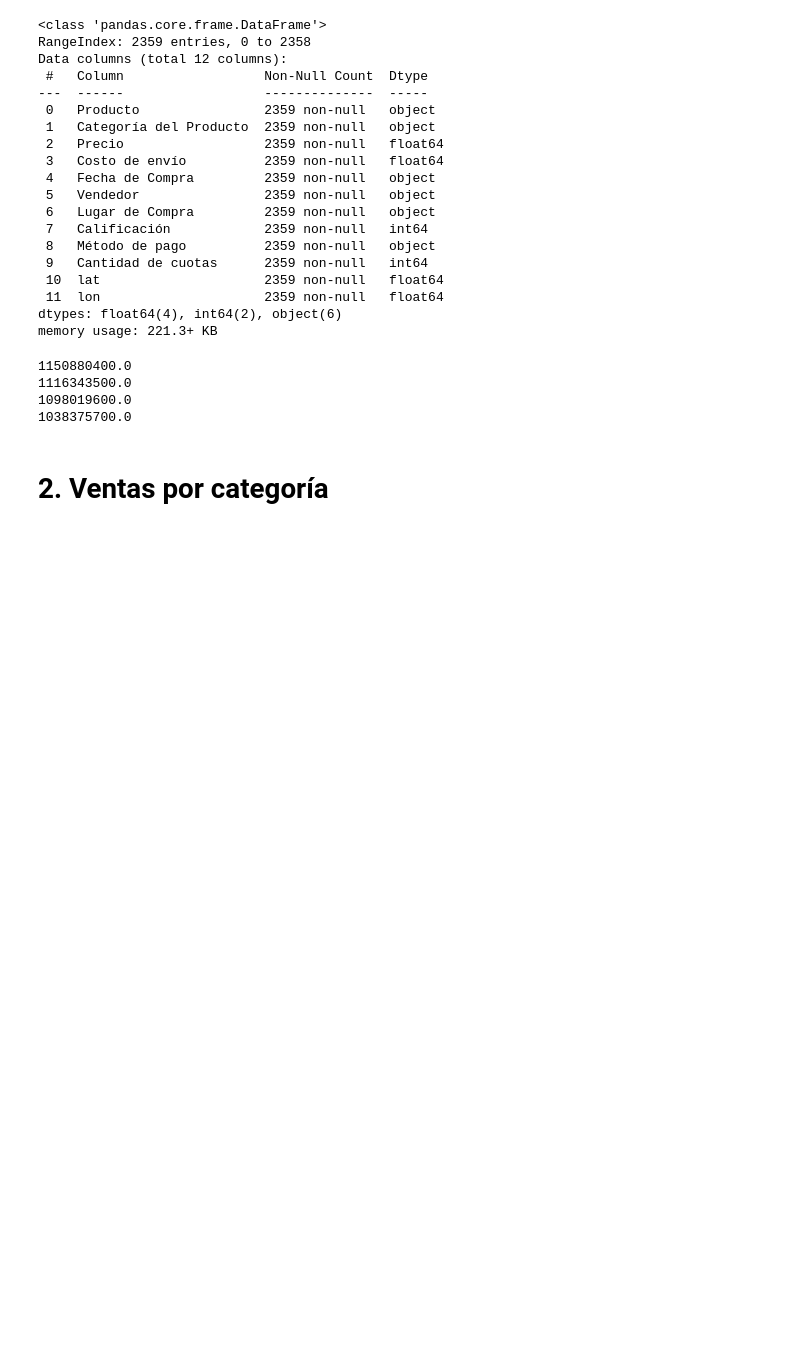
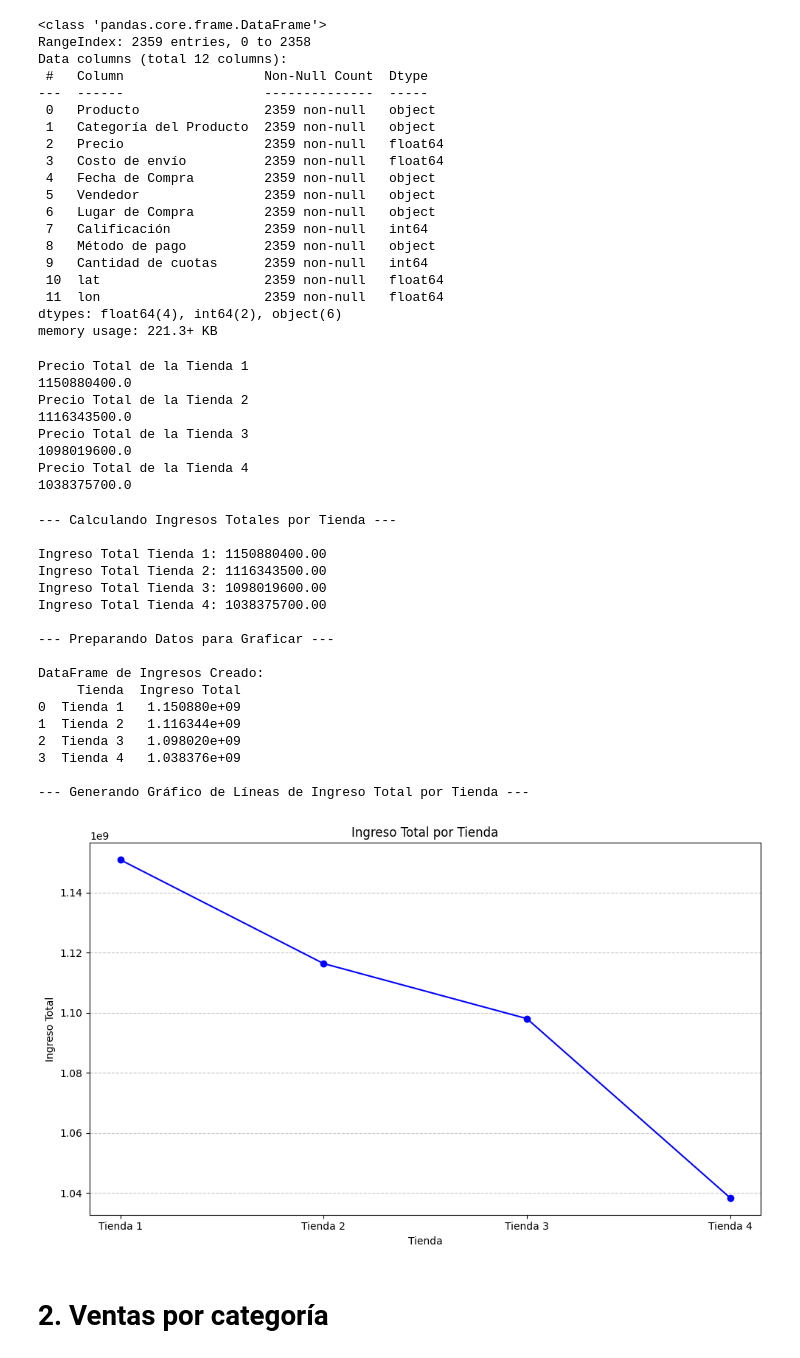
Before and after one commit to thxlopez7/challenge_Alura_Store-AnalisisDeDatos, a Jupyter notebook: AluraStoreLatam.ipynb, the cells around one changed output. Cells and saved outputs as stored; diff of their text form; code cells hidden in the pictures; blank space fills up the shorter version.

```diff
--- a/AluraStoreLatam.ipynb
+++ b/AluraStoreLatam.ipynb
@@ -47,20 +47,83 @@ dtypes: float64(4), int64(2), object(6)
 memory usage: 221.3+ KB
 # %%
 #Suma de los Precios
-tienda['Precio'].sum()
-tienda2['Precio'].sum()
-tienda3['Precio'].sum()
-tienda4['Precio'].sum()
+print('Precio Total de la Tienda 1')
+print(tienda['Precio'].sum())
 
-print(tienda['Precio'].sum())
+print('Precio Total de la Tienda 2')
 print(tienda2['Precio'].sum())
+
+print('Precio Total de la Tienda 3')
 print(tienda3['Precio'].sum())
+
+print('Precio Total de la Tienda 4')
 print(tienda4['Precio'].sum())
 # %% [output]
+Precio Total de la Tienda 1
 1150880400.0
+Precio Total de la Tienda 2
 1116343500.0
+Precio Total de la Tienda 3
 1098019600.0
+Precio Total de la Tienda 4
 1038375700.0
+# %%
+import matplotlib.pyplot as plt
+import pandas as pd
+
+print('--- Calculando Ingresos Totales por Tienda ---\n')
+# Calcular el ingreso total para cada tienda
+ingreso_tienda1 = tienda['Precio'].sum()
+ingreso_tienda2 = tienda2['Precio'].sum()
+ingreso_tienda3 = tienda3['Precio'].sum()
+ingreso_tienda4 = tienda4['Precio'].sum()
+
+print(f'Ingreso Total Tienda 1: {ingreso_tienda1:.2f}')
+print(f'Ingreso Total Tienda 2: {ingreso_tienda2:.2f}')
+print(f'Ingreso Total Tienda 3: {ingreso_tienda3:.2f}')
+print(f'Ingreso Total Tienda 4: {ingreso_tienda4:.2f}')
+
+print('\n--- Preparando Datos para Graficar ---\n')
+# Crear un DataFrame para facilitar la graficación
+datos_ingresos = {
+    'Tienda': ['Tienda 1', 'Tienda 2', 'Tienda 3', 'Tienda 4'],
+    'Ingreso Total': [ingreso_tienda1, ingreso_tienda2, ingreso_tienda3, ingreso_tienda4]
+}
+
+df_ingresos = pd.DataFrame(datos_ingresos)
+
+print('DataFrame de Ingresos Creado:')
+print(df_ingresos)
+
+print('\n--- Generando Gráfico de Líneas de Ingreso Total por Tienda ---\n')
+# Crear el gráfico de líneas
+plt.figure(figsize=(10, 6))
+plt.plot(df_ingresos['Tienda'], df_ingresos['Ingreso Total'], marker='o', linestyle='-', color='blue')
+plt.title('Ingreso Total por Tienda')
+plt.xlabel('Tienda')
+plt.ylabel('Ingreso Total')
+plt.grid(axis='y', linestyle='--', alpha=0.7)
+plt.tight_layout()
+plt.show()
+# %% [output]
+--- Calculando Ingresos Totales por Tienda ---
+
+Ingreso Total Tienda 1: 1150880400.00
+Ingreso Total Tienda 2: 1116343500.00
+Ingreso Total Tienda 3: 1098019600.00
+Ingreso Total Tienda 4: 1038375700.00
+
+--- Preparando Datos para Graficar ---
+
+DataFrame de Ingresos Creado:
+     Tienda  Ingreso Total
+0  Tienda 1   1.150880e+09
+1  Tienda 2   1.116344e+09
+2  Tienda 3   1.098020e+09
+3  Tienda 4   1.038376e+09
+
+--- Generando Gráfico de Líneas de Ingreso Total por Tienda ---
+[figure, added]
 # %% [markdown]
 # 2. Ventas por categoría
 # %%
```
Also changed, not shown: parts of 5 cells of this notebook.
